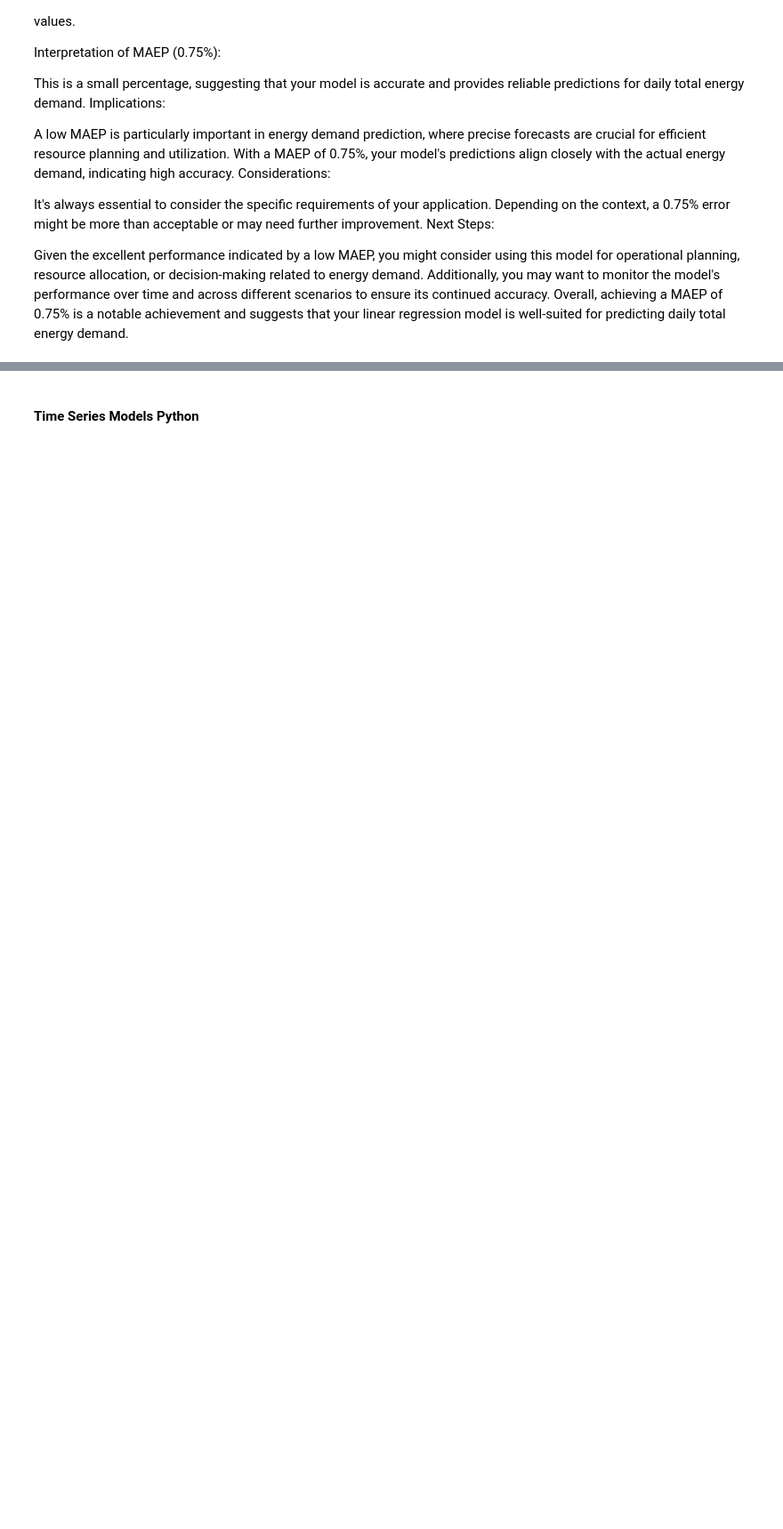
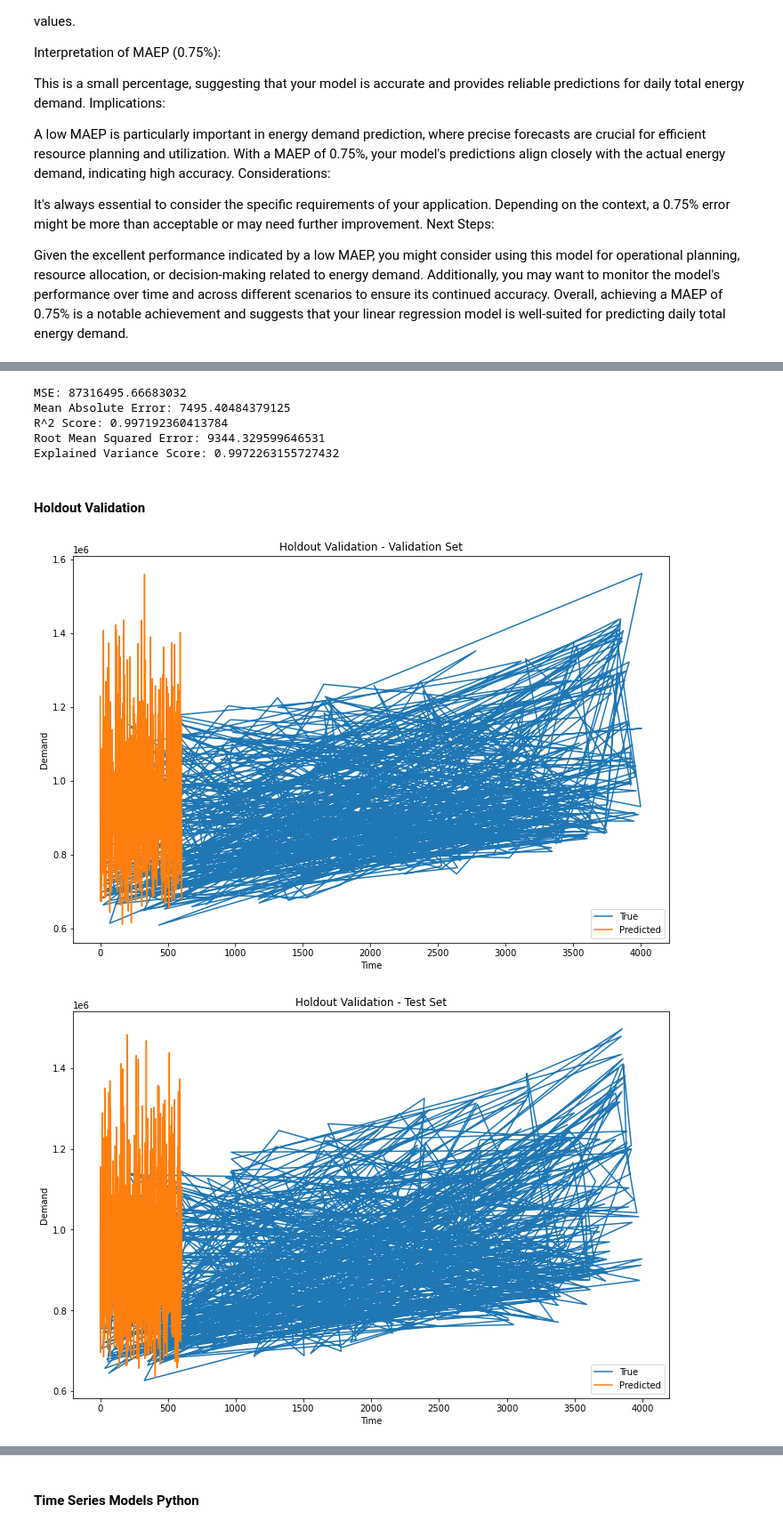
Before and after one commit to ReuvenDerner/MSDS_6120_Capstone_ARW, a Jupyter notebook: Capstone Data Project-Agg.ipynb, the cells around one changed output, grey strips where cells are left out. Shown at 89% size. Cells and saved outputs as stored; diff of their text form; code cells hidden in the pictures; blank space fills up the shorter version.

```diff
--- a/Capstone Data Project-Agg.ipynb
+++ b/Capstone Data Project-Agg.ipynb
@@ -703,0 +788,62 @@ Overall, achieving a MAEP of 0.75% is a notable achievement and suggests that yo
+# %%
+# Evaluate the model
+y_pred = model.predict(X_test)
+mse = mean_squared_error(y_test, y_pred)
+print("MSE:", mse)
+
+mae = mean_absolute_error(y_test, y_pred)
+print(f'Mean Absolute Error: {mae}')
+
+r2 = r2_score(y_test, y_pred)
+print(f'R^2 Score: {r2}')
+
+rmse = mean_squared_error(y_test, y_pred, squared=False)
+print(f'Root Mean Squared Error: {rmse}')
+
+evs = explained_variance_score(y_test, y_pred)
+print(f'Explained Variance Score: {evs}')
+# %% [output]
+MSE: 87316495.66683032
+Mean Absolute Error: 7495.40484379125
+R^2 Score: 0.997192360413784
+Root Mean Squared Error: 9344.329599646531
+Explained Variance Score: 0.9972263155727432
+# %% [markdown]
+#### Holdout Validation
+# %%
+# Split the data into training, validation, and test sets
+X_train, X_temp, y_train, y_temp = train_test_split(X, y, test_size=0.3, random_state=117)
+X_valid, X_test, y_valid, y_test = train_test_split(X_temp, y_temp, test_size=0.5, random_state=117)
+# %%
+plt.figure(figsize=(12, 8))
+
+# Train your model on the training set
+model.fit(X_train, y_train)
+
+# Evaluate the model on the validation set
+y_pred_valid = model.predict(X_valid)
+
+# Plot true vs predicted values on the validation set
+plt.plot(y_valid, label='True')
+plt.plot(y_pred_valid, label='Predicted')
+plt.xlabel('Time')
+plt.ylabel('Demand')
+plt.title('Holdout Validation - Validation Set')
+plt.legend()
+plt.show()
+
+# Final evaluation on the test set
+y_pred_test = model.predict(X_test)
+
+# Plot true vs predicted values on the test set
+plt.figure(figsize=(12, 8))
+plt.plot(y_test, label='True')
+plt.plot(y_pred_test, label='Predicted')
+plt.xlabel('Time')
+plt.ylabel('Demand')
+plt.title('Holdout Validation - Test Set')
+plt.legend()
+plt.show()
+# %% [output]
+[figure, added]
+[figure, added]
```
Also changed, not shown: parts of 31 cells of this notebook.
